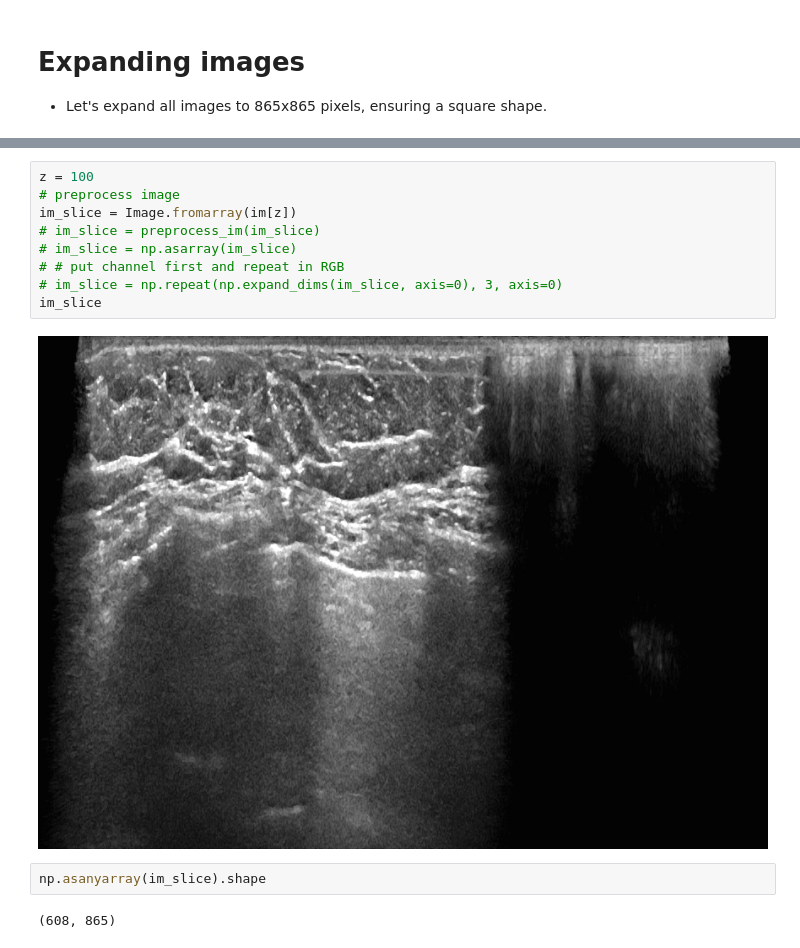
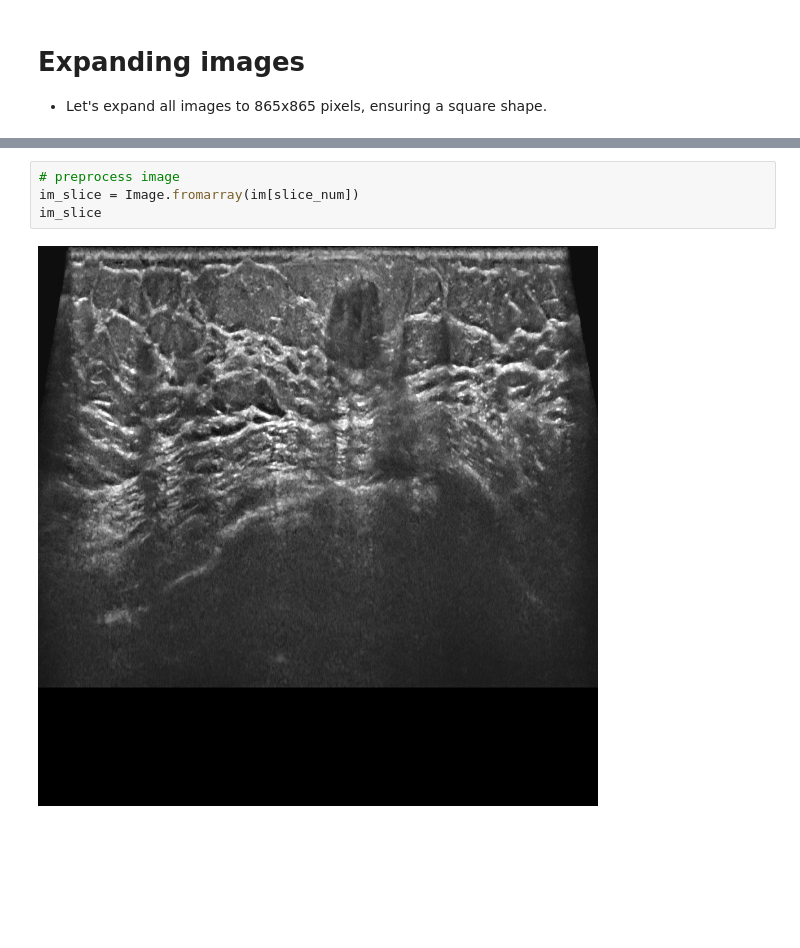
Before and after one commit to VICTORIA-project/tdsc_abus23, a Jupyter notebook: dataset_analysis/bigger_resolution.ipynb, the cells around one changed output, grey strips where cells are left out. Drawn from its saved outputs; the diff is of its cells as text; blank space fills up the shorter version.

```diff
--- a/dataset_analysis/bigger_resolution.ipynb
+++ b/dataset_analysis/bigger_resolution.ipynb
@@ -82,15 +118,6 @@ if im.shape[1]<y_expansion:
-# %%
-z = 100
-# preprocess image
-im_slice = Image.fromarray(im[z])
-# im_slice = preprocess_im(im_slice)
-# im_slice = np.asarray(im_slice)
-# # put channel first and repeat in RGB
-# im_slice = np.repeat(np.expand_dims(im_slice, axis=0), 3, axis=0)
-im_slice
-# %% [output]
-[figure, removed]
-# %%
-np.asanyarray(im_slice).shape
-# %% [output]
-(608, 865)
+# %%
+# preprocess image
+im_slice = Image.fromarray(im[slice_num])
+im_slice
+# %% [output]
+[figure, added]
```
Also changed, not shown: parts of 2 cells of this notebook, 1 other file.
